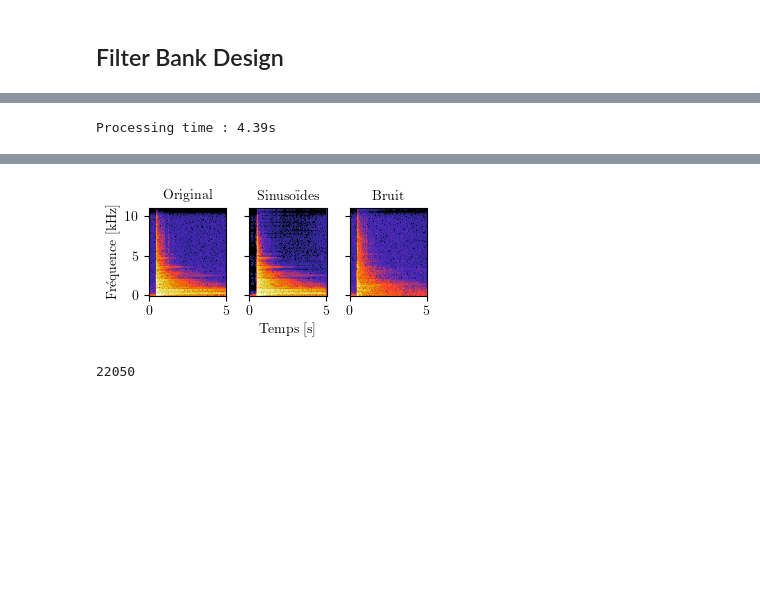
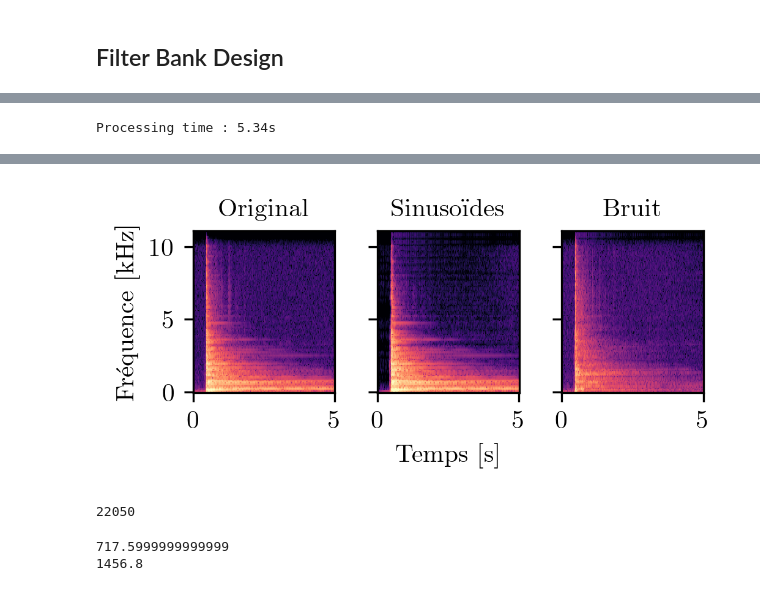
Before and after one commit to peladeaucome/ATIAM-PAM-AnalyseInstruments, a Jupyter notebook: Notebooks/come_HN_Full.ipynb, the cells around one changed output, grey strips where cells are left out. Saved outputs shown, nothing was run; the diff lists cells and outputs as text; code cells hidden in the pictures; blank space fills up the shorter version.

```diff
--- a/Notebooks/come_HN_Full.ipynb
+++ b/Notebooks/come_HN_Full.ipynb
@@ -253,11 +253,11 @@ display(Audio(data = x, rate = sr_hz))
 display(Audio(data = np.real(xHarmo), rate = sr_hz))
 display(Audio(data = np.real(xNoise), rate = sr_hz))
 
-fig, ax = plt.subplots(nrows= 1, ncols = 3, sharey = True, figsize = (9/cm, 4.5/cm))
+fig, ax = plt.subplots(nrows= 1, ncols = 3, sharey = True, figsize = (9/cm, 4.5/cm), dpi=dpi)
 save_folder = os.path.join(
-    '..','..','PAM_overleaf', 'Rapport_Final', "High_res", "HN", "Figures"
+    '..','..','PAM_overleaf', 'Rapport_Final',"Methodes", "HN", "Figures"
 )
-cmap = 'CMRmap'
+cmap = 'magma'
 #cmap = 'gray_r'
 vmin = -60
 vmax = 0
@@ -280,34 +280,40 @@ f, t, x_stft = sig.stft(np.real(xNoise), fs = sr_hz, return_onesided=True, scali
 im2 = ax[2].pcolormesh(
     t, f, dB10(x_stft), cmap = cmap, rasterized = True,
     vmin = vmin, vmax = vmax)
 ax[2].set_title("Bruit", fontdict={'fontsize':10})
 #ax[2].set_xlabel("Temps [s]")
 
 
 plt.tight_layout()
 
-plt.savefig(os.path.join(save_folder, 'spectrogrammesHN.pdf'), bbox_inches = 'tight')
+plt.savefig(os.path.join(save_folder, 'spectrogrammesHN.pdf'), bbox_inches = 'tight', dpi=dpi)
 plt.show()
 
 
 save_dict = {
     "input" : x,
     "harmonic" : xHarmo,
     "noise" : xNoise,
     "sampleRate" : sr_hz
 }
 
 with open("test_HN.pickle", "wb") as file:
     pickle.dump(save_dict, file, pickle.HIGHEST_PROTOCOL)
 
 print(sr_hz)
 #scipy.io.wavfile.write(filename = os.path.join(save_folder, "input.wav"), rate = int(sr_hz), data = normalize(x))
 #scipy.io.wavfile.write(filename = os.path.join(save_folder, "input.wav"), rate = int(sr_hz), data = normalize(np.real(xHarmo)))
 #scipy.io.wavfile.write(filename = os.path.join(save_folder, "input.wav"), rate = int(sr_hz), data = normalize(np.real(xNoise)))
 # %% [output]
-Processing time : 4.39s
+Processing time : 5.34s
 [interactive output not drawn]
 [interactive output not drawn]
 [interactive output not drawn]
-[figure, old version]
+[figure, new version]
 22050
+# %%
+print(compute_ZCR(x=xHarmo, sr = sr_hz))
+print(compute_ZCR(x=xNoise, sr = sr_hz))
+# %% [output]
+717.5999999999999
+1456.8
```
Also changed, not shown: parts of 5 cells of this notebook, 5 other files.
